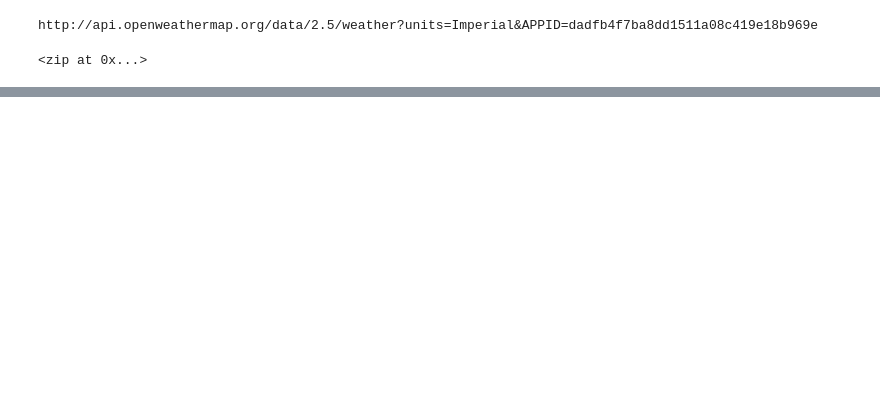
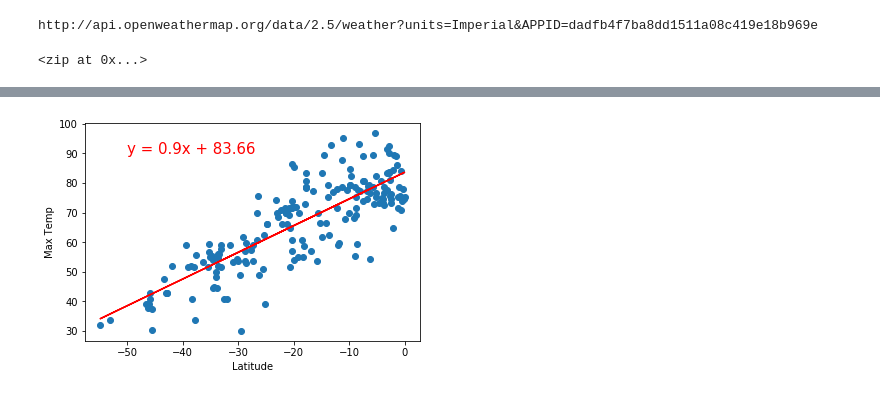
Before and after one commit to realStevenWalk/World_Weather_Analysis, a Jupyter notebook: WeatherPy-checkpoint.ipynb, the cells around one changed output, grey strips where cells are left out. Drawn from its saved outputs; the diff is of its cells as text; code cells hidden in the pictures; blank space fills up the shorter version.

```diff
--- a/WeatherPy-checkpoint.ipynb
+++ b/WeatherPy-checkpoint.ipynb
@@ -297,6 +299,6 @@ x_values = southern_hemi_df["Lat"]
 y_values = southern_hemi_df["Max Temp"]
 # Call the function.
 plot_linear_regression(x_values, y_values,
-                       'Linear Regression on the Southern Hemisphere \n
+                       'Linear Regression on the Southern Hemisphere \n\
                         for Maximum Temperature', 'Max Temp',(-50,90))
 # %% [output]
@@ -304,3 +305,4 @@ SyntaxError: EOL while scanning string literal (<ipython-input-70-8677a9d312d4>,
+[figure, added]
 # %%
 # Linear regression on the Northern Hemisphere
 x_values = northern_hemi_df["Lat"]
```
Also changed, not shown: parts of 18 cells of this notebook.
